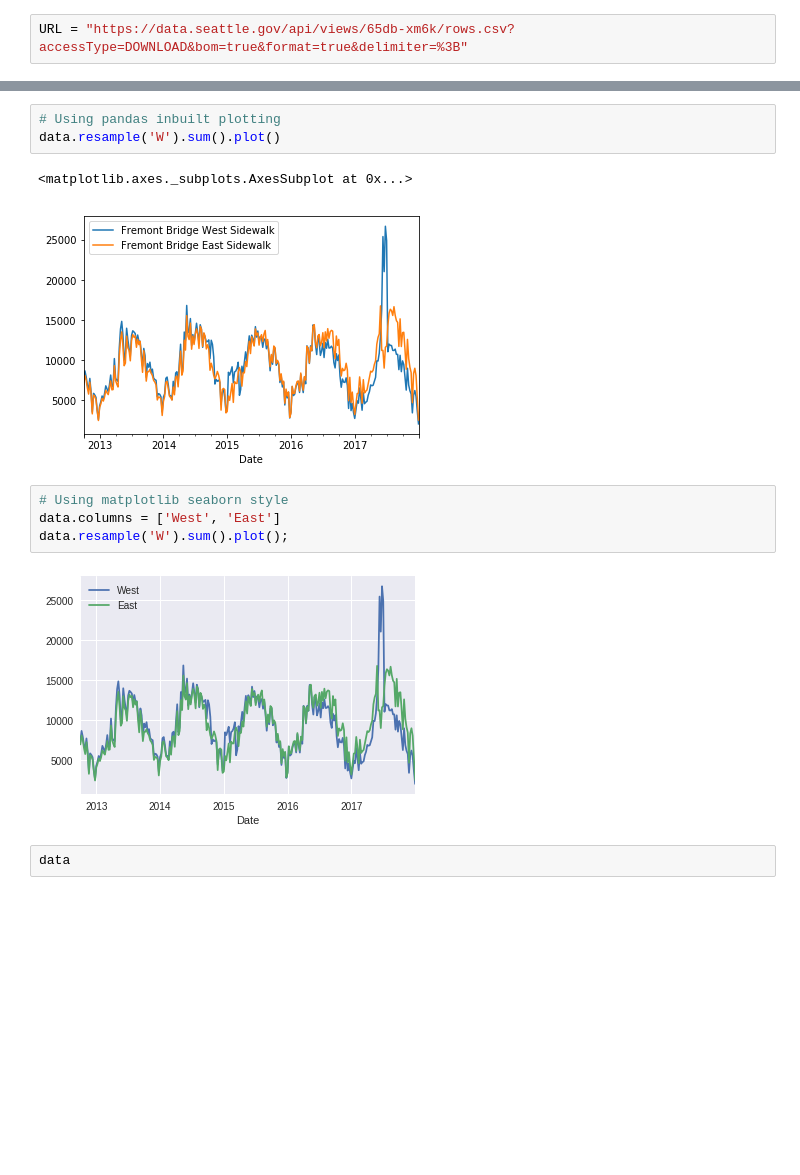
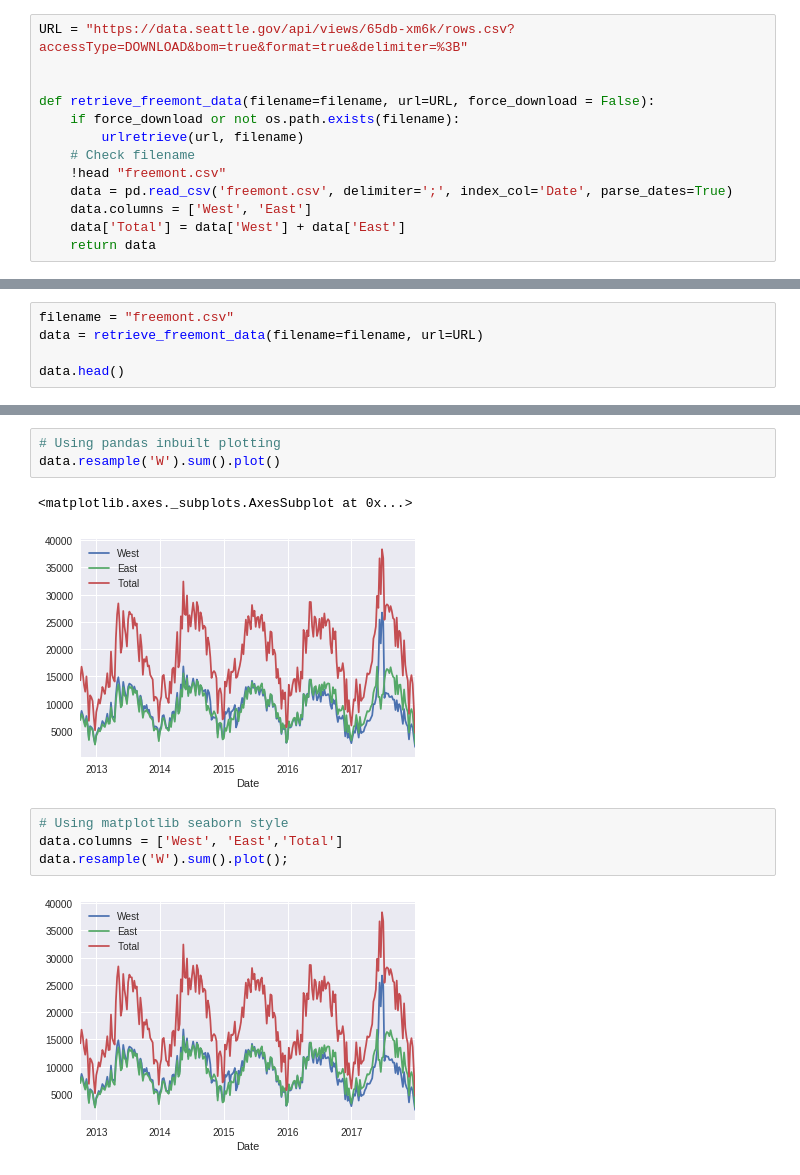
Before and after one commit to cymond/datascience, a Jupyter notebook: Reproduceable Data Analysis.ipynb, the cells around one changed output, grey strips where cells are left out. Saved outputs shown, nothing was run; the diff lists cells and outputs as text; blank space fills up the shorter version.

```diff
--- a/Reproduceable Data Analysis.ipynb
+++ b/Reproduceable Data Analysis.ipynb
@@ -1,2 +9,13 @@
 # %%
 URL = "https://data.seattle.gov/api/views/65db-xm6k/rows.csv?accessType=DOWNLOAD&bom=true&format=true&delimiter=%3B"
+
+
+def retrieve_freemont_data(filename=filename, url=URL, force_download = False):
+    if force_download or not os.path.exists(filename):
+        urlretrieve(url, filename)
+    # Check filename
+    !head "freemont.csv"
+    data = pd.read_csv('freemont.csv', delimiter=';', index_col='Date', parse_dates=True)
+    data.columns = ['West', 'East']
+    data['Total'] = data['West'] + data['East']
+    return data
@@ -37,0 +22,5 @@ data.head()
+# %%
+filename = "freemont.csv"
+data = retrieve_freemont_data(filename=filename, url=URL)
+
+data.head()
@@ -40,12 +47,10 @@ data.head()
 data.resample('W').sum().plot()
 # %% [output]
 <matplotlib.axes._subplots.AxesSubplot at 0x...>
-[figure, old version]
+[figure, new version]
 # %%
 # Using matplotlib seaborn style
-data.columns = ['West', 'East']
+data.columns = ['West', 'East','Total']
 data.resample('W').sum().plot();
 # %% [output]
-[figure, old version]
+[figure, new version]
-# %%
-data
```
Also changed, not shown: parts of 10 cells of this notebook, 1 other file.
